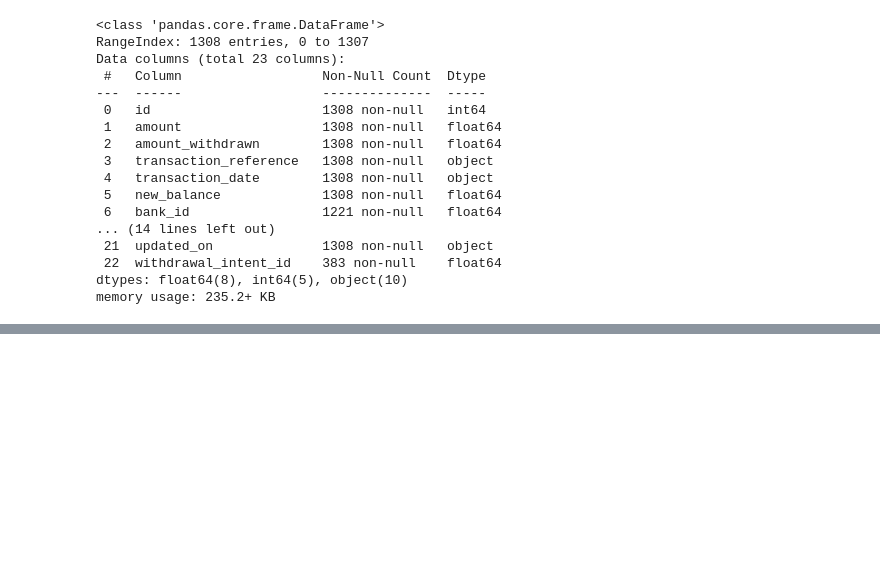
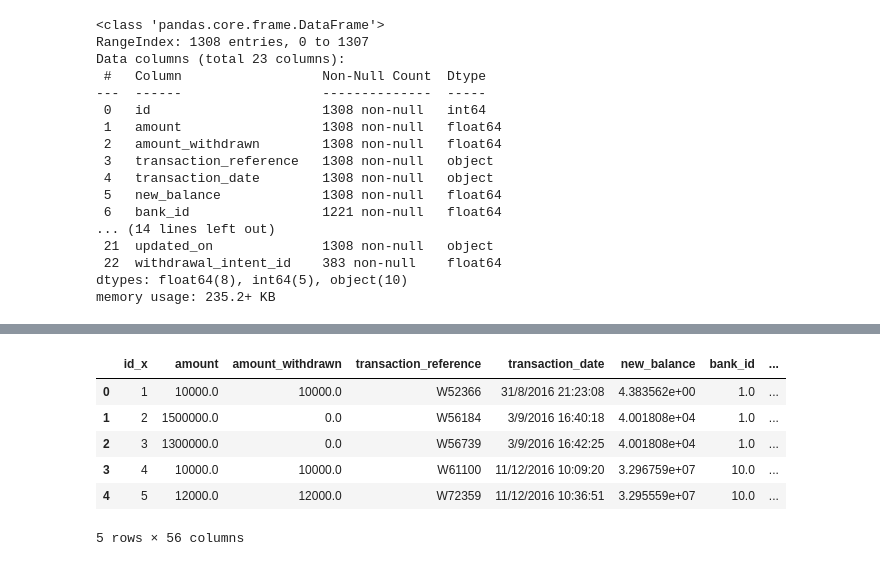
Before and after one commit to mancatha/DataAnalytics-Assessment, a Jupyter notebook: notebooh.ipynb, the cells around one changed output, grey strips where cells are left out. Drawn from its saved outputs; the diff is of its cells as text; code cells hidden in the pictures; blank space fills up the shorter version.

```diff
--- a/notebooh.ipynb
+++ b/notebooh.ipynb
@@ -88,0 +298,16 @@ memory usage: 235.2+ KB
+# %%
+# Columns to drop
+columns_to_drop = [
+    'name', 'invite_code', 'avatar_firebase_reference', 'avatar_local_uri',
+    'avatar_url', 'postal_address', 'address_city', 'address_country',
+    'address_state', 'address_street', 'authy_id', 'account_campaign',
+    'last_password_change', 'disabled_at', 'signup_device',
+    'proposed_deletion_date', 'proposed_enablement_date', 'reason_for_deletion',
+    'enabled_at'
+]
+
+# Drop columns
+users_df = df_2.drop(columns=columns_to_drop)
+
+#  Checking the remaining nulls
+users_df.isnull().sum()
@@ -88,0 +410,11 @@ memory usage: 235.2+ KB
+# %%
+# List of columns to drop
+columns_to_drop = [
+    'description', 'gateway', 'gateway_response', 'session_id', 'payment_id'
+]
+
+# Drop the columns
+withdrawals_df = df_3.drop(columns=columns_to_drop)
+
+#  Checking the  remaining nulls
+withdrawals_df.isnull().sum().sort_values(ascending=False)
@@ -88,0 +445,6 @@ memory usage: 235.2+ KB
+# %%
+#  Filling 'withdrawal_intent_id' with placeholder string
+withdrawals_df['withdrawal_intent_id'].fillna('none', inplace=True)
+
+# Filling 'bank_id' with the most frequent bank_id (mode)
+withdrawals_df['bank_id'].fillna(withdrawals_df['bank_id'].mode()[0], inplace=True)
@@ -88,0 +515,12 @@ memory usage: 235.2+ KB
+# %%
+merged_df_1 = withdrawals_df.merge(users_df, left_on='owner_id', right_on='id', how='inner')
+# %%
+merged_df_1.head(5)
+# %% [output]
+|  | id_x | amount | amount_withdrawn | transaction_reference | transaction_date | new_balance | bank_id | ... |
+| 0 | 1 | 10000.0 | 10000.0 | W52366 | 31/8/2016 21:23:08 | 4.383562e+00 | 1.0 | ... |
+| 1 | 2 | 1500000.0 | 0.0 | W56184 | 3/9/2016 16:40:18 | 4.001808e+04 | 1.0 | ... |
+| 2 | 3 | 1300000.0 | 0.0 | W56739 | 3/9/2016 16:42:25 | 4.001808e+04 | 1.0 | ... |
+| 3 | 4 | 10000.0 | 10000.0 | W61100 | 11/12/2016 10:09:20 | 3.296759e+07 | 10.0 | ... |
+| 4 | 5 | 12000.0 | 12000.0 | W72359 | 11/12/2016 10:36:51 | 3.295559e+07 | 10.0 | ... |
+5 rows × 56 columns
```
Also changed, not shown: parts of 34 cells of this notebook.
